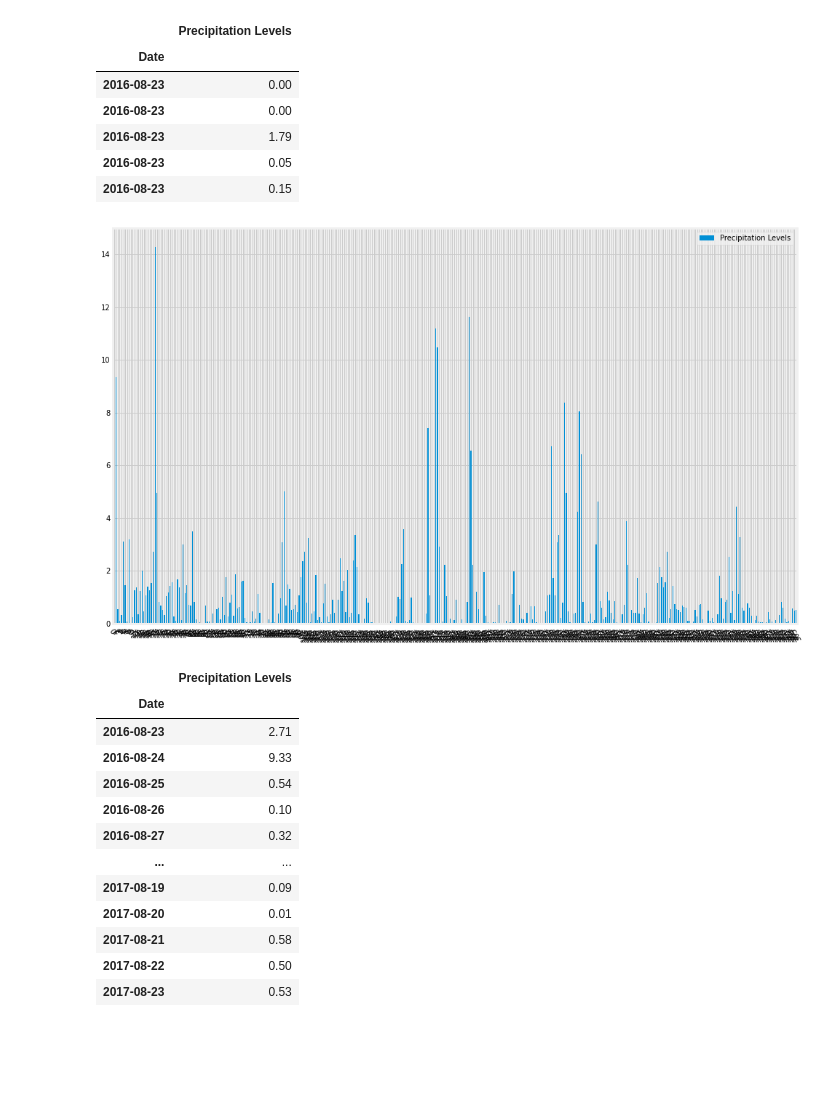
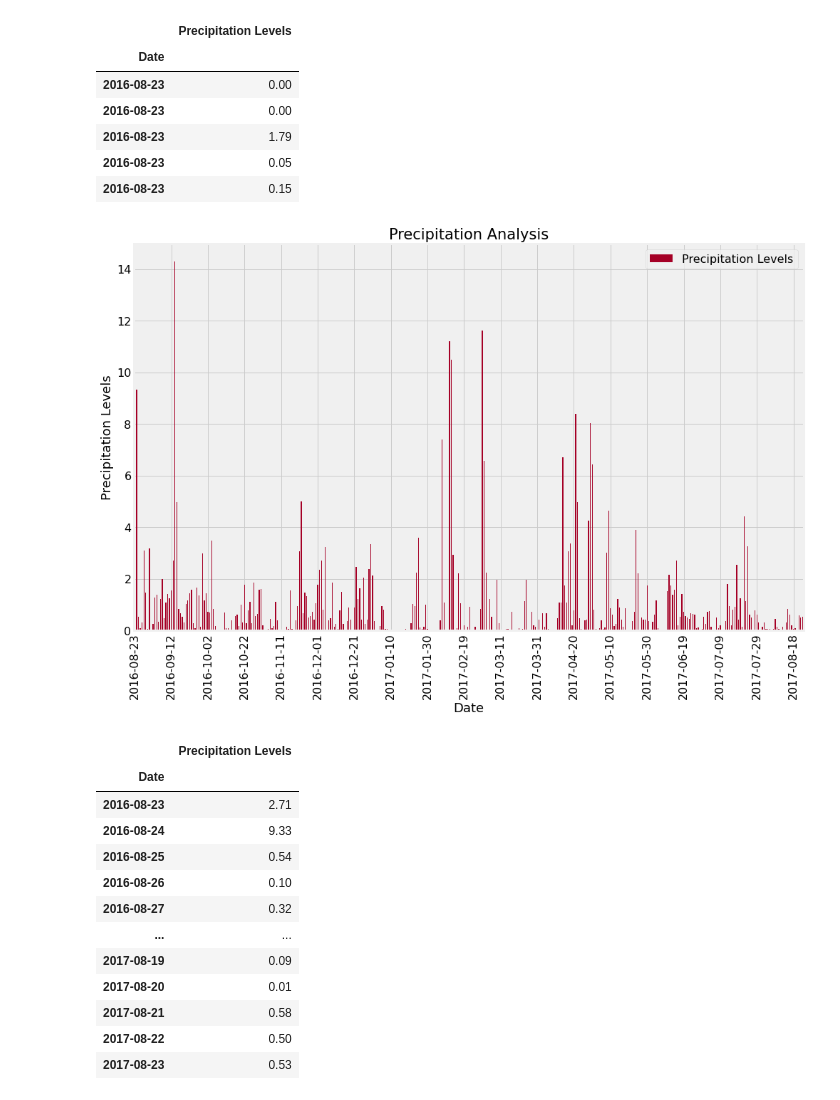
Before and after one commit to trezeget-1/sqlalchemy-challenge, a Jupyter notebook: Instructions/climate_starter.ipynb, the cells around one changed output. Cells and saved outputs as stored; diff of their text form; code cells hidden in the pictures; blank space fills up the shorter version.

Commit message:
first plot finished

```diff
--- a/Instructions/climate_starter.ipynb
+++ b/Instructions/climate_starter.ipynb
@@ -98,16 +98,21 @@ precipitation_df.head()
 | 2016-08-23 | 1.79 |
 | 2016-08-23 | 0.05 |
 | 2016-08-23 | 0.15 |
-# %%
-precipitation_df_plot=precipitation_df.groupby("Date").sum()
-precipitation_df_plot=precipitation_df_plot.reset_index()
-precipitation_df_plot.plot(kind="bar", figsize=(15,10))
-plt.xticks(rotation=120)
-plt.show()
-# plt.bar(precipitation_df_plot["Date"],precipitation_df_plot["Precipitation Levels"])
-# plt.figure(figsize=(25,20))
-# %% [output]
-[figure, removed]
+# %%
+x_axis=precipitation_df_plot["Date"][0: len(precipitation_df_plot["Date"]):20]
+# %%
+precipitation_df_plot=precipitation_df.groupby("Date").sum()
+precipitation_df_plot=precipitation_df_plot.reset_index()
+precipitation_df_plot.plot(kind="bar", figsize=(15,10),colormap="RdYlGn")
+plt.xticks(np.arange(0, len(precipitation_df_plot["Date"]),20),x_axis, rotation=90, fontsize=16)
+plt.yticks(fontsize=16)
+plt.legend(fontsize=16)
+plt.xlabel("Date",fontsize=18)
+plt.ylabel("Precipitation Levels",fontsize=18)
+plt.title("Precipitation Analysis",fontsize=21)
+plt.show()
+# %% [output]
+[figure, added]
 # %%
 precipitation_df_plot
 # %% [output]
```
